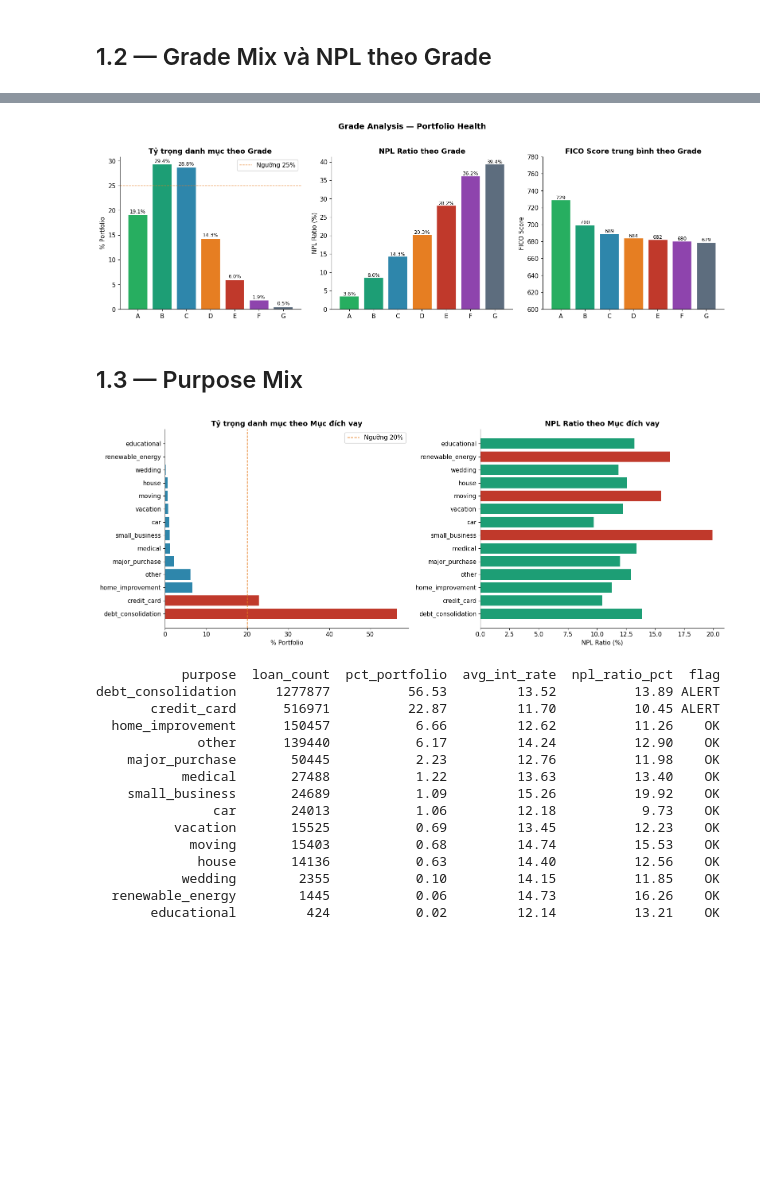
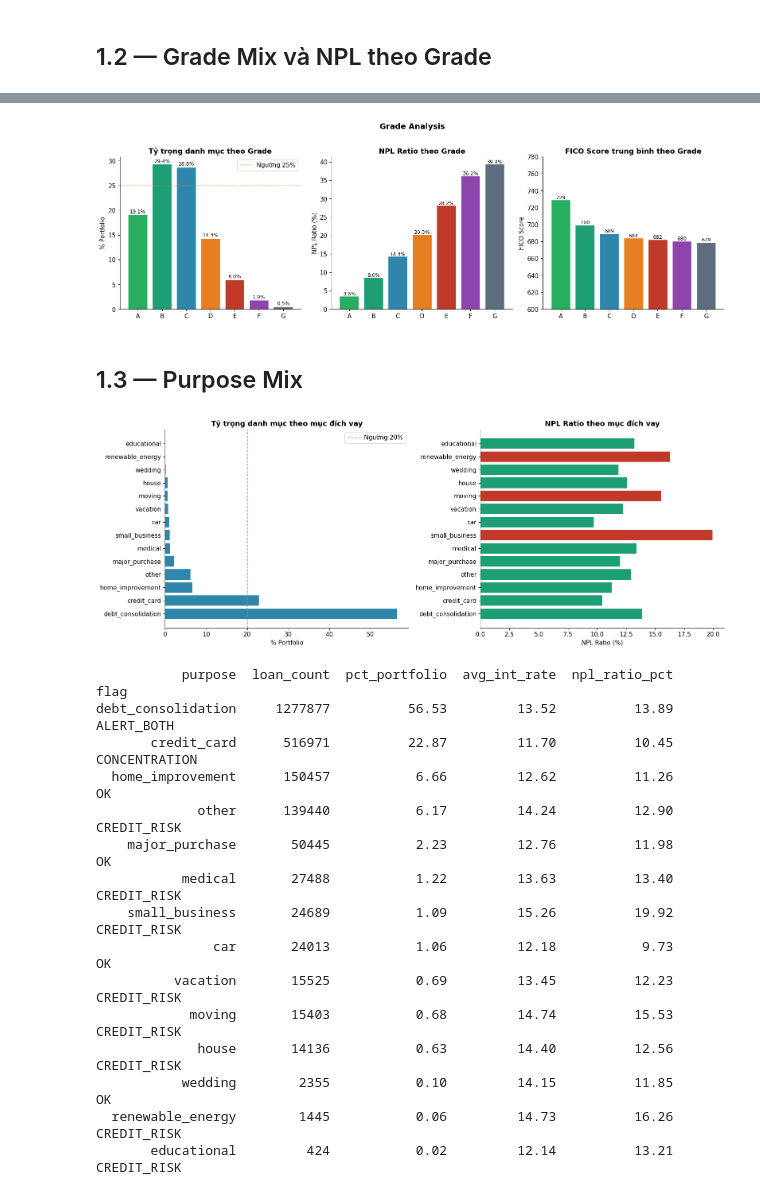
Before and after one commit to namphuong-data/risk_banking, a Jupyter notebook: notebook/M1_Portfolio_Health.ipynb, the cells around one changed output, grey strips where cells are left out. Drawn from its saved outputs; the diff is of its cells as text; code cells hidden in the pictures; blank space fills up the shorter version.

```diff
--- a/notebook/M1_Portfolio_Health.ipynb
+++ b/notebook/M1_Portfolio_Health.ipynb
@@ -192,12 +246,12 @@ axes[2].set_ylim([600, 780])
 for i, (g, v) in enumerate(zip(df_grade["grade"], df_grade["avg_fico"])):
     axes[2].text(i, v+1, f"{v:.0f}", ha="center", fontsize=9)
 
-plt.suptitle("Grade Analysis — Portfolio Health", fontsize=14, fontweight="bold", y=1.02)
+plt.suptitle("Grade Analysis", fontsize=14, fontweight="bold", y=1.02)
 plt.tight_layout()
-plt.savefig("m1_grade_mix.png", dpi=150, bbox_inches="tight")
+plt.savefig("results/m1_grade_mix.png", dpi=150, bbox_inches="tight")
 plt.show()
 # %% [output]
-[figure, old version]
+[figure, new version]
 # %% [markdown]
 ## 1.3 — Purpose Mix
 # %%
@@ -208,50 +262,57 @@ df_purpose = conn.execute("""
         ROUND(100.0 * COUNT(*) / SUM(COUNT(*)) OVER(), 2)    AS pct_portfolio,
         ROUND(AVG(int_rate), 2)                               AS avg_int_rate,
         ROUND(100.0 * SUM(CASE WHEN debt_group >= 3
             THEN 1 ELSE 0 END) / COUNT(*), 2)               AS npl_ratio_pct,
+        -- FIX: Tách 2 chiều — concentration (> 20% portfolio) VÀ credit quality (NPL > 12%)
         CASE WHEN 100.0 * COUNT(*) / SUM(COUNT(*)) OVER() > 20
-             THEN 'ALERT' ELSE 'OK'
+              AND 100.0 * SUM(CASE WHEN debt_group>=3 THEN 1 ELSE 0 END)/COUNT(*) > 12
+             THEN 'ALERT_BOTH'
+             WHEN 100.0 * COUNT(*) / SUM(COUNT(*)) OVER() > 20
+             THEN 'CONCENTRATION'
+             WHEN 100.0 * SUM(CASE WHEN debt_group>=3 THEN 1 ELSE 0 END)/COUNT(*) > 12
+             THEN 'CREDIT_RISK'
+             ELSE 'OK'
         END                                                  AS flag
     FROM pg.accepted_loans
     WHERE purpose IS NOT NULL
     GROUP BY purpose ORDER BY loan_count DESC
 """).df()
 
 fig, axes = plt.subplots(1, 2, figsize=(16, 6))
 
 # Horizontal bar: % portfolio
 colors_p = [COLORS["red"] if f=="ALERT" else COLORS["blue"] for f in df_purpose["flag"]]
 axes[0].barh(df_purpose["purpose"], df_purpose["pct_portfolio"], color=colors_p)
-axes[0].set_title("Tỷ trọng danh mục theo Mục đích vay")
+axes[0].set_title("Tỷ trọng danh mục theo mục đích vay")
 axes[0].set_xlabel("% Portfolio")
 axes[0].axvline(20, color=COLORS["amber"], linestyle="--", linewidth=1.2, label="Ngưỡng 20%")
 axes[0].legend()
 
 # NPL theo purpose
 axes[1].barh(df_purpose["purpose"], df_purpose["npl_ratio_pct"],
              color=[COLORS["red"] if v>15 else COLORS["teal"]
                     for v in df_purpose["npl_ratio_pct"]])
-axes[1].set_title("NPL Ratio theo Mục đích vay")
+axes[1].set_title("NPL Ratio theo mục đích vay")
 axes[1].set_xlabel("NPL Ratio (%)")
 
 plt.tight_layout()
-plt.savefig("m1_purpose_mix.png", dpi=150, bbox_inches="tight")
+plt.savefig("results/m1_purpose_mix.png", dpi=150, bbox_inches="tight")
 plt.show()
 print(df_purpose.to_string(index=False))
 # %% [output]
-[figure, old version]
+[figure, new version]
-           purpose  loan_count  pct_portfolio  avg_int_rate  npl_ratio_pct  flag
-debt_consolidation     1277877          56.53         13.52          13.89 ALERT
-       credit_card      516971          22.87         11.70          10.45 ALERT
-  home_improvement      150457           6.66         12.62          11.26    OK
-             other      139440           6.17         14.24          12.90    OK
-    major_purchase       50445           2.23         12.76          11.98    OK
-           medical       27488           1.22         13.63          13.40    OK
-    small_business       24689           1.09         15.26          19.92    OK
-               car       24013           1.06         12.18           9.73    OK
-          vacation       15525           0.69         13.45          12.23    OK
-            moving       15403           0.68         14.74          15.53    OK
-             house       14136           0.63         14.40          12.56    OK
-           wedding        2355           0.10         14.15          11.85    OK
-  renewable_energy        1445           0.06         14.73          16.26    OK
-       educational         424           0.02         12.14          13.21    OK
+           purpose  loan_count  pct_portfolio  avg_int_rate  npl_ratio_pct          flag
+debt_consolidation     1277877          56.53         13.52          13.89    ALERT_BOTH
+       credit_card      516971          22.87         11.70          10.45 CONCENTRATION
+  home_improvement      150457           6.66         12.62          11.26            OK
+             other      139440           6.17         14.24          12.90   CREDIT_RISK
+    major_purchase       50445           2.23         12.76          11.98            OK
+           medical       27488           1.22         13.63          13.40   CREDIT_RISK
+    small_business       24689           1.09         15.26          19.92   CREDIT_RISK
+               car       24013           1.06         12.18           9.73            OK
+          vacation       15525           0.69         13.45          12.23   CREDIT_RISK
+            moving       15403           0.68         14.74          15.53   CREDIT_RISK
+             house       14136           0.63         14.40          12.56   CREDIT_RISK
+           wedding        2355           0.10         14.15          11.85            OK
+  renewable_energy        1445           0.06         14.73          16.26   CREDIT_RISK
+       educational         424           0.02         12.14          13.21   CREDIT_RISK
```
Also changed, not shown: parts of 2 cells of this notebook.
